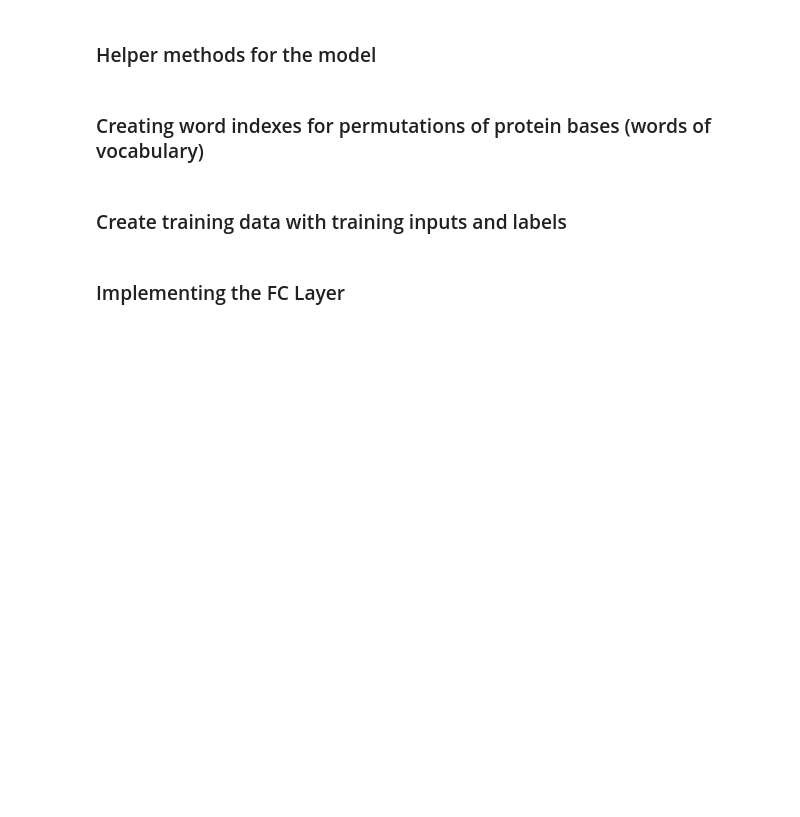
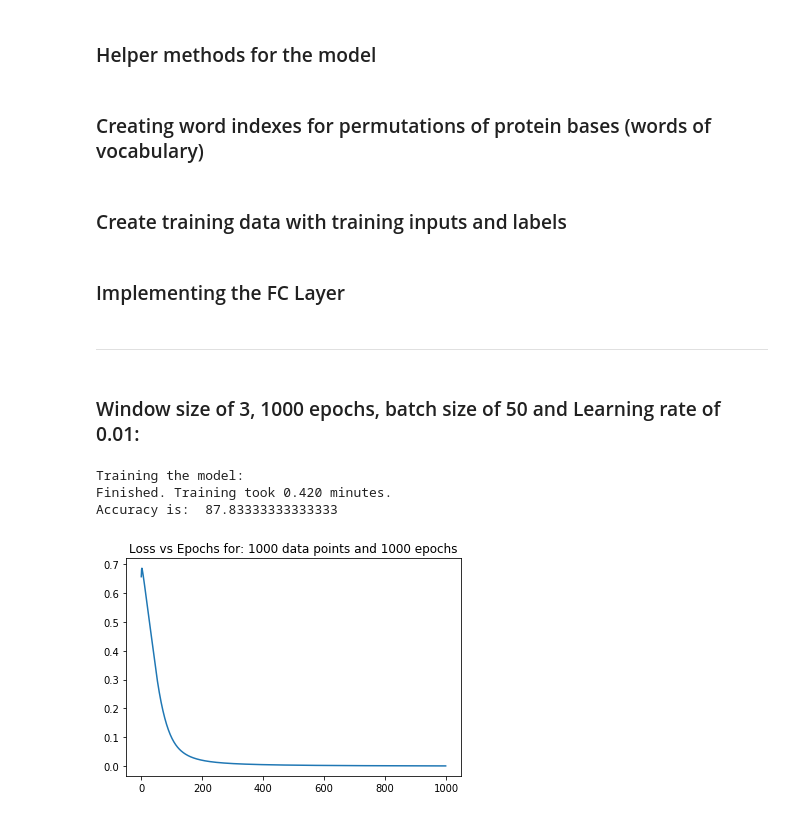
Before and after one commit to pvnkot/gene_annotation_with_attention, a Jupyter notebook: Imp_1.ipynb, the cells around one changed output. Saved outputs shown, nothing was run; the diff lists cells and outputs as text; code cells hidden in the pictures; blank space fills up the shorter version.

```diff
--- a/Imp_1.ipynb
+++ b/Imp_1.ipynb
@@ -21,7 +21,7 @@ num_epochs = 1000
 batch_size = 50
 hidden_layer_size = 500
 hidden_layer_size_2 = 100
-with_attention = False
+with_attention = True
 learning_rate = 0.01
 # %% [markdown]
 <h3>Loading first 1000 rows (500 positive, 500 negative) into data for basic model
@@ -85,10 +85,11 @@ def is_start_codon(codon):
         return True
     return False
 
-def set_hyperparameters(win_size, epochs, batchsize):
+def set_hyperparameters(win_size, epochs, batchsize, learningrate):
     window_size = win_size
     num_epochs = epochs
     batch_size = batchsize
+    learning_rate = learningrate
 # %% [markdown]
 <h3>Creating word indexes for permutations of protein bases (words of vocabulary)
 # %%
@@ -182,18 +183,29 @@ def train_model(model, inputs, labels, optimizer, criterion, with_attention, bat
     print('Finished. Training took %.3f' %((time.time() - start_time)/60), 'minutes.')
     return losses
 # %%
-# Initialize the network
-def training():
-    net = Net()
-    inputs, labels = get_inputs_and_labels(with_attention, train_data, positive_sample_size, negative_sample_size)
+def training(net, inputs, labels, optimizer, criterion, with_attention, batch_size):
+    #net = Net()
     criterion = nn.BCELoss()
-    optimizer = optim.SGD(net.parameters(), lr=learning_rate, momentum=0.0)
+    optimizer = optim.SGD(net.parameters(), lr=0.01, momentum=0.0)
     losses = train_model(net, inputs, labels, optimizer, criterion, with_attention, batch_size)
     if losses != None:
         plt.plot(losses)
         title = 'Loss vs Epochs for: ' + (str)(positive_sample_size+negative_sample_size) + ' data points and ' + (str)(num_epochs) + ' epochs'
         plt.title(title)
+# %% [markdown]
+************************************************************************************************************
+# %% [markdown]
+<h3>Window size of 3, 1000 epochs, batch size of 50 and Learning rate of 0.01:
 # %%
-#net = Net()
-#training()
-#training(net, training_inputs, training_labels, optimizer, criterion, with_attention, batch_size)
+set_hyperparameters(3, 1000, 50, 0.01)
+
+net = Net()
+with_attention = True
+training_inputs, training_labels = get_inputs_and_labels(with_attention, train_data, positive_sample_size, negative_sample_size)
+training(net, training_inputs, training_labels, optimizer, criterion, with_attention, batch_size)
+test()
+# %% [output]
+Training the model:
+Finished. Training took 0.420 minutes.
+Accuracy is:  87.83333333333333
+[figure, added]
```
Also changed, not shown: parts of 44 cells of this notebook.
